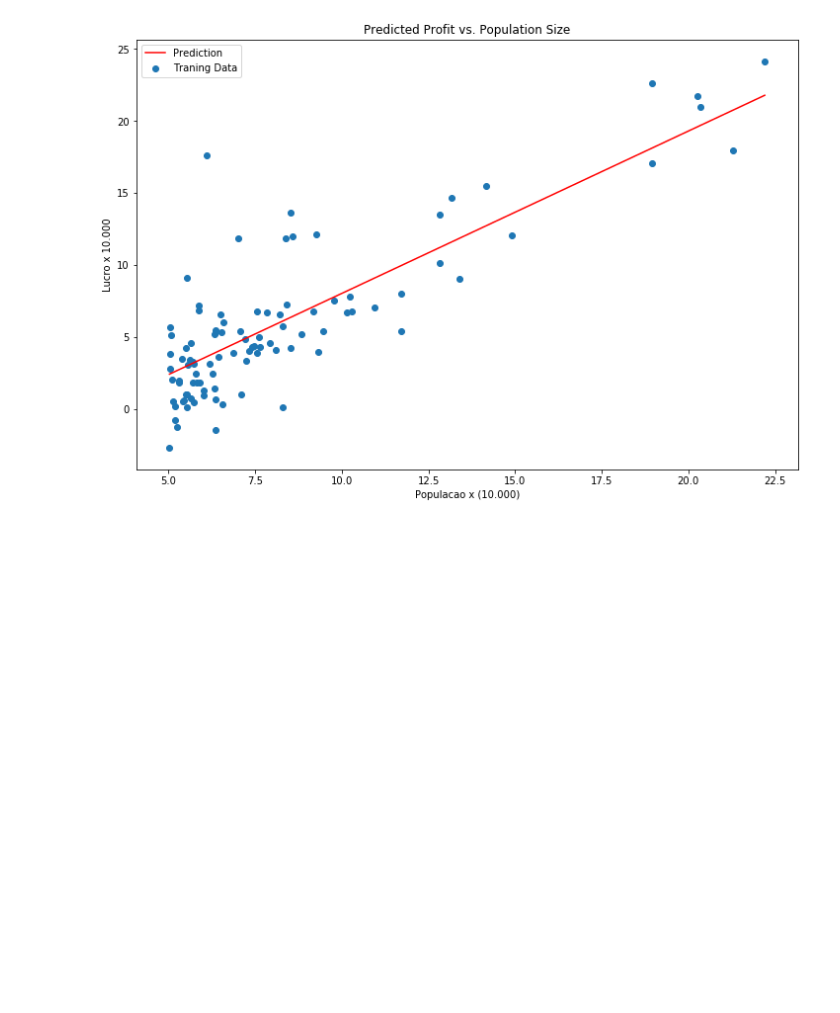
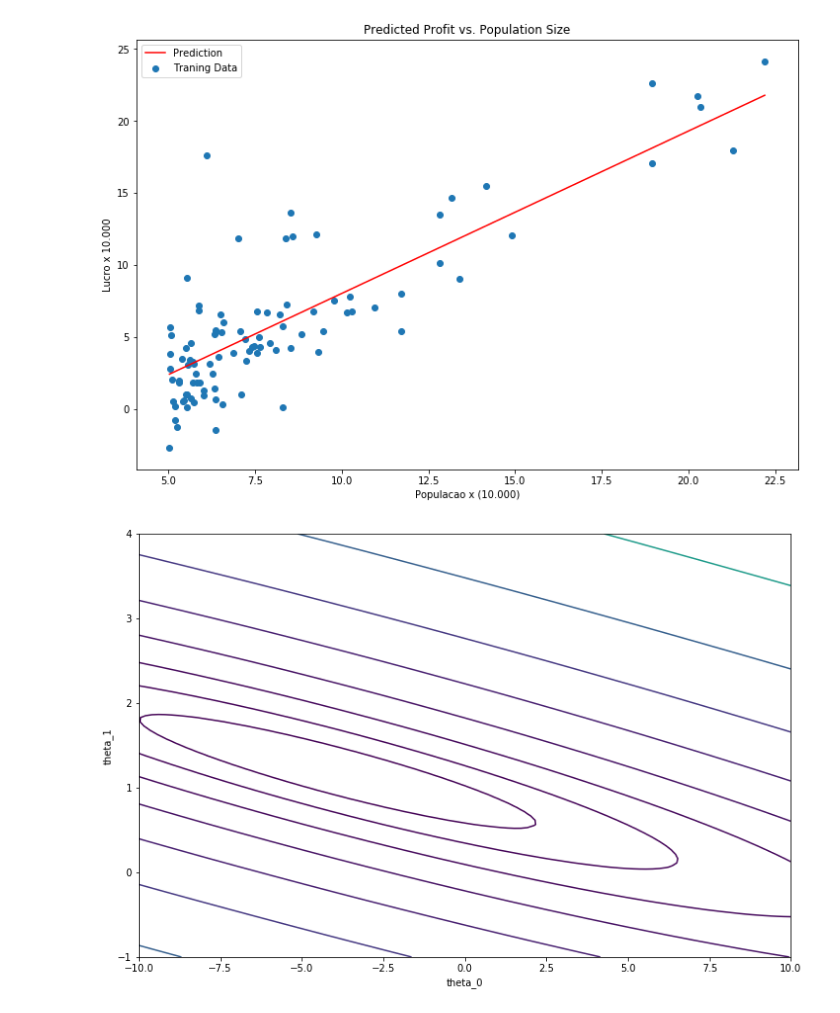
Before and after one commit to ramonsilvanet/AM_Trabalho1, a Jupyter notebook: regressao_linear_simples.ipynb, the cells around one changed output. Drawn from its saved outputs; the diff is of its cells as text; code cells hidden in the pictures; blank space fills up the shorter version.

```diff
--- a/regressao_linear_simples.ipynb
+++ b/regressao_linear_simples.ipynb
@@ -37,7 +37,16 @@ def computarCusto(X, y, theta):
 # %%
 # append a ones column to the front of the data set
 data.insert(0, 'Ones', 1)
+# set X (training data) and y (target variable)
+cols = data.shape[1]
+X = data.iloc[:,0:cols-1]
+y = data.iloc[:,cols-1:cols]
 
+
+# convert from data frames to numpy matrices
+X = np.matrix(X.values)
+y = np.matrix(y.values)
+theta = np.matrix(np.array([0,0]))
 # set X (training data) and y (target variable)
 cols = data.shape[1]
 X = data.iloc[:,0:cols-1]
@@ -101,3 +129,36 @@ ax.set_title('Predicted Profit vs. Population Size')
 # %% [output]
 <matplotlib.text.Text at 0x...>
 [figure]
+# %%
+#Grid over which we will calculate J
+theta0_vals = linspace(-10, 10, 100)
+theta1_vals = linspace(-1, 4, 100)
+
+
+#initialize J_vals to a matrix of 0's
+J_vals = zeros(shape=(theta0_vals.size, theta1_vals.size))
+
+#Fill out J_vals
+for t1, element in enumerate(theta0_vals):
+    for t2, element2 in enumerate(theta1_vals):
+        thetaT = np.zeros(shape=(2, 1))
+        thetaT[0][0] = element
+        thetaT[1][0] = element2
+        thetaT = np.matrix(thetaT.T)
+        J_vals[t1, t2] = computarCusto(it, y, thetaT)
+
+
+
+
+#Contour plot
+J_vals = J_vals.T
+
+plt.figure(figsize=(12,8))
+
+#Plot J_vals as 15 contours spaced logarithmically between 0.01 and 100
+plt.contour(theta0_vals, theta1_vals, J_vals, logspace(-2, 3, 20))
+plt.xlabel('theta_0')
+plt.ylabel('theta_1')
+plt.show()
+# %% [output]
+[figure, added]
```
Also changed, not shown: parts of 4 cells of this notebook.
